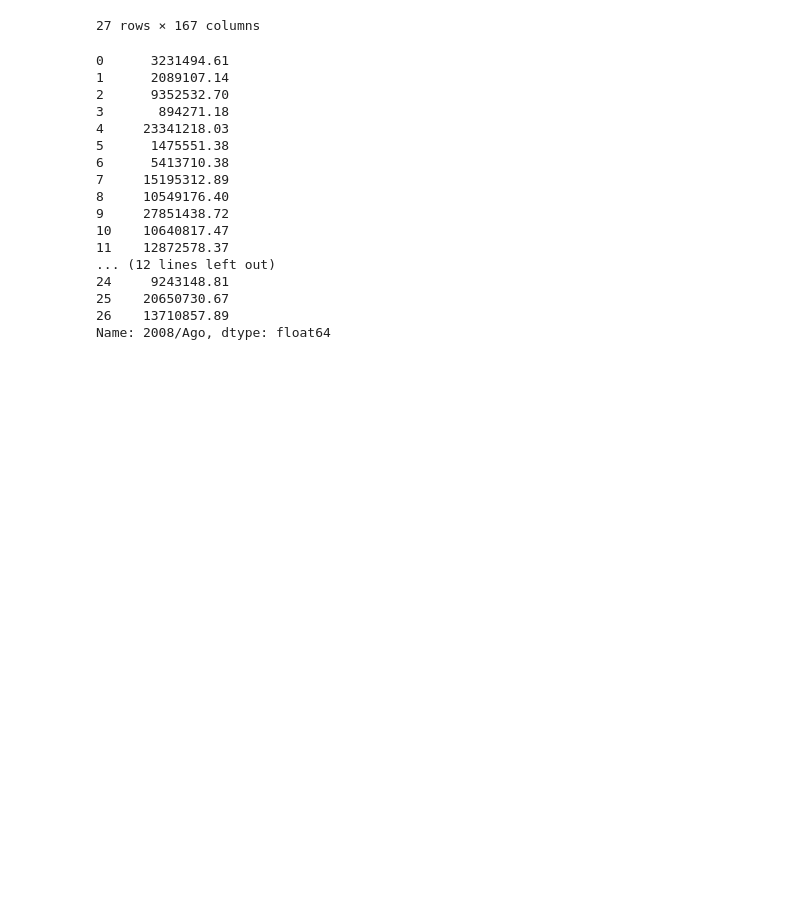
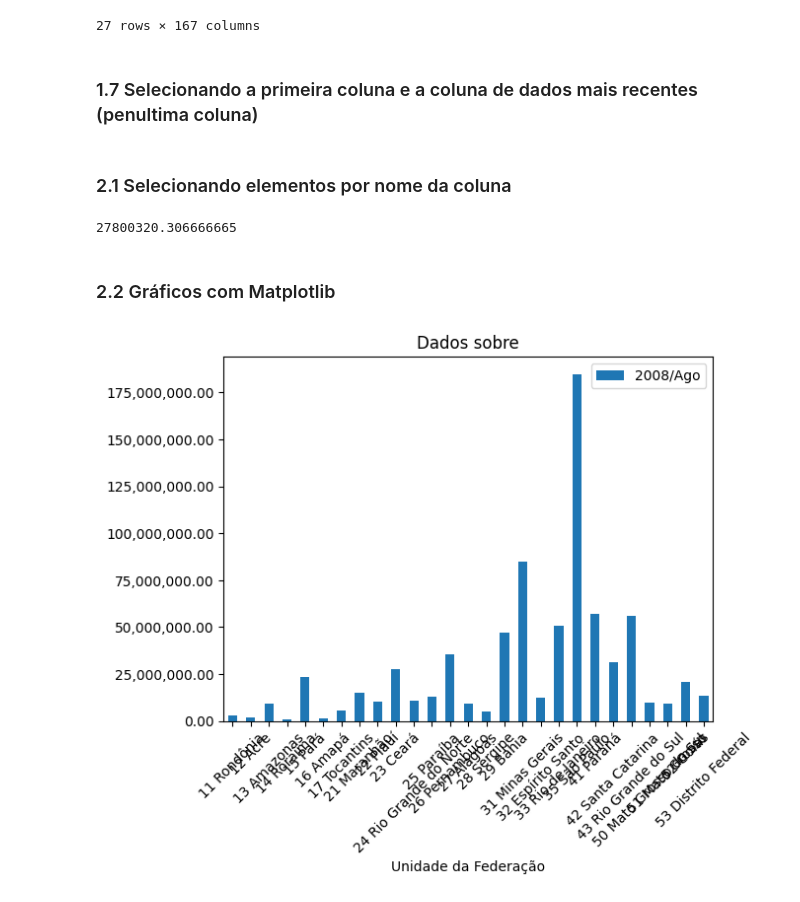
Before and after one commit to WillianVMR/pos-fiap-dataanalytics, a Jupyter notebook: Producao_saude.ipynb, the cells around one changed output. Drawn from its saved outputs; the diff is of its cells as text; code cells hidden in the pictures; blank space fills up the shorter version.

```diff
--- a/Producao_saude.ipynb
+++ b/Producao_saude.ipynb
@@ -70,3 +83,5 @@ dados
 | 25 | 52 Goiás | 15310637.29 | 22258668.68 | 21442515.75 | 20921212.45 | 21615970.67 | 18270043.87 | 20540517.13 | 20650730.67 | ... |
 | 26 | 53 Distrito Federal | 4745919.19 | 7632480.67 | 9647203.26 | 11098732.99 | 12891719.72 | 12850125.67 | 12565646.74 | 13710857.89 | ... |
 27 rows × 167 columns
+# %% [markdown]
+### 1.7 Selecionando a primeira coluna e a coluna de dados mais recentes (penultima coluna)
@@ -73,20 +91,20 @@ dados
+# %% [markdown]
+### 2.1 Selecionando elementos por nome da coluna
 # %%
-dados["2008/Ago"]
+dados["2008/Ago"].mean()
 # %% [output]
-0      3231494.61
-1      2089107.14
-2      9352532.70
-3       894271.18
-4     23341218.03
-5      1475551.38
-6      5413710.38
-7     15195312.89
-8     10549176.40
-9     27851438.72
-10    10640817.47
-11    12872578.37
-... (12 lines left out)
-24     9243148.81
-25    20650730.67
-26    13710857.89
-Name: 2008/Ago, dtype: float64
+27800320.306666665
+# %% [markdown]
+### 2.2 Gráficos com Matplotlib
+# %%
+import matplotlib.pyplot as plt
+import matplotlib.ticker as ticker
+
+axis = dados.plot(x="Unidade da Federação", y="2008/Ago", kind="bar")
+axis.yaxis.set_major_formatter(ticker.StrMethodFormatter("{x:,.2f}"))
+
+plt.title("Dados sobre")
+
+plt.show()
+# %% [output]
+[figure, added]
```
Also changed, not shown: parts of 10 cells of this notebook.
